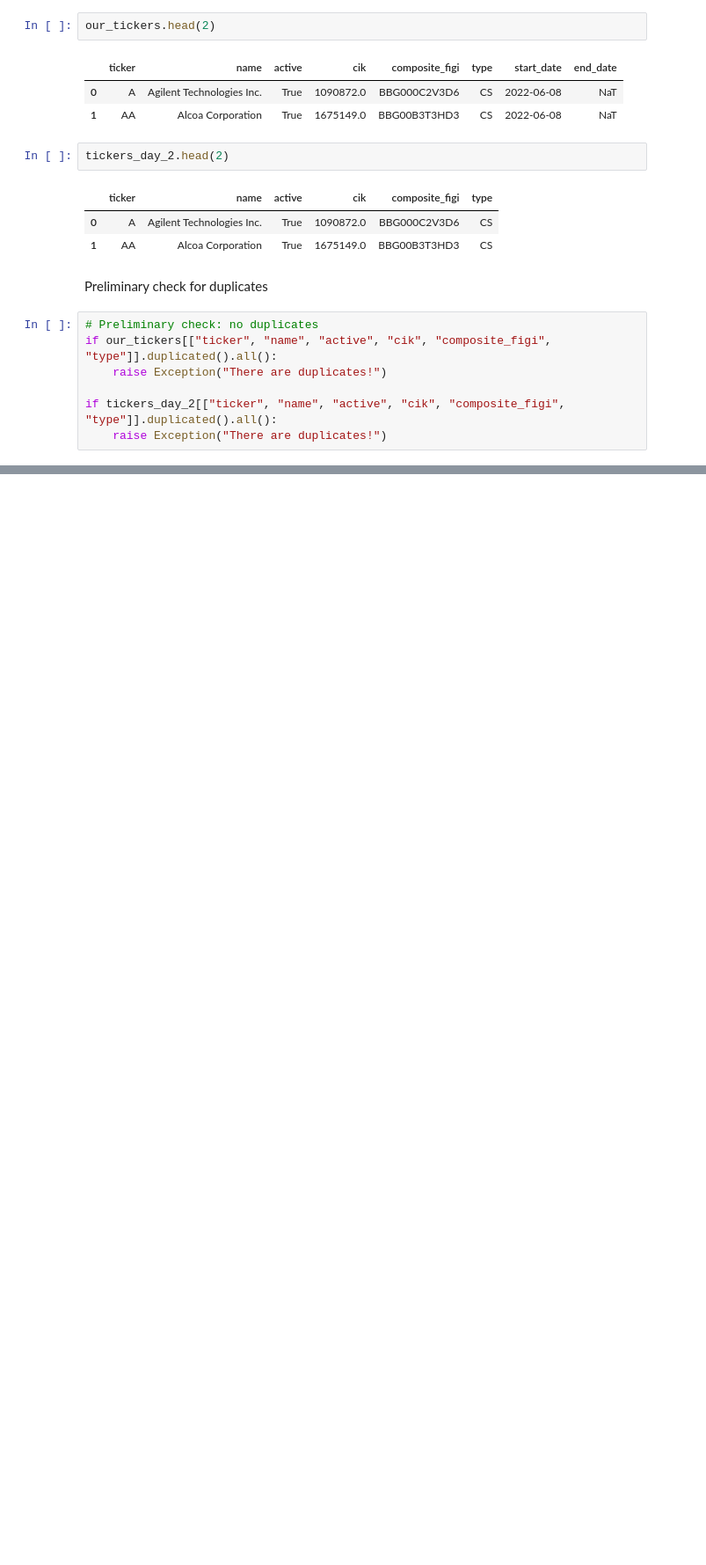
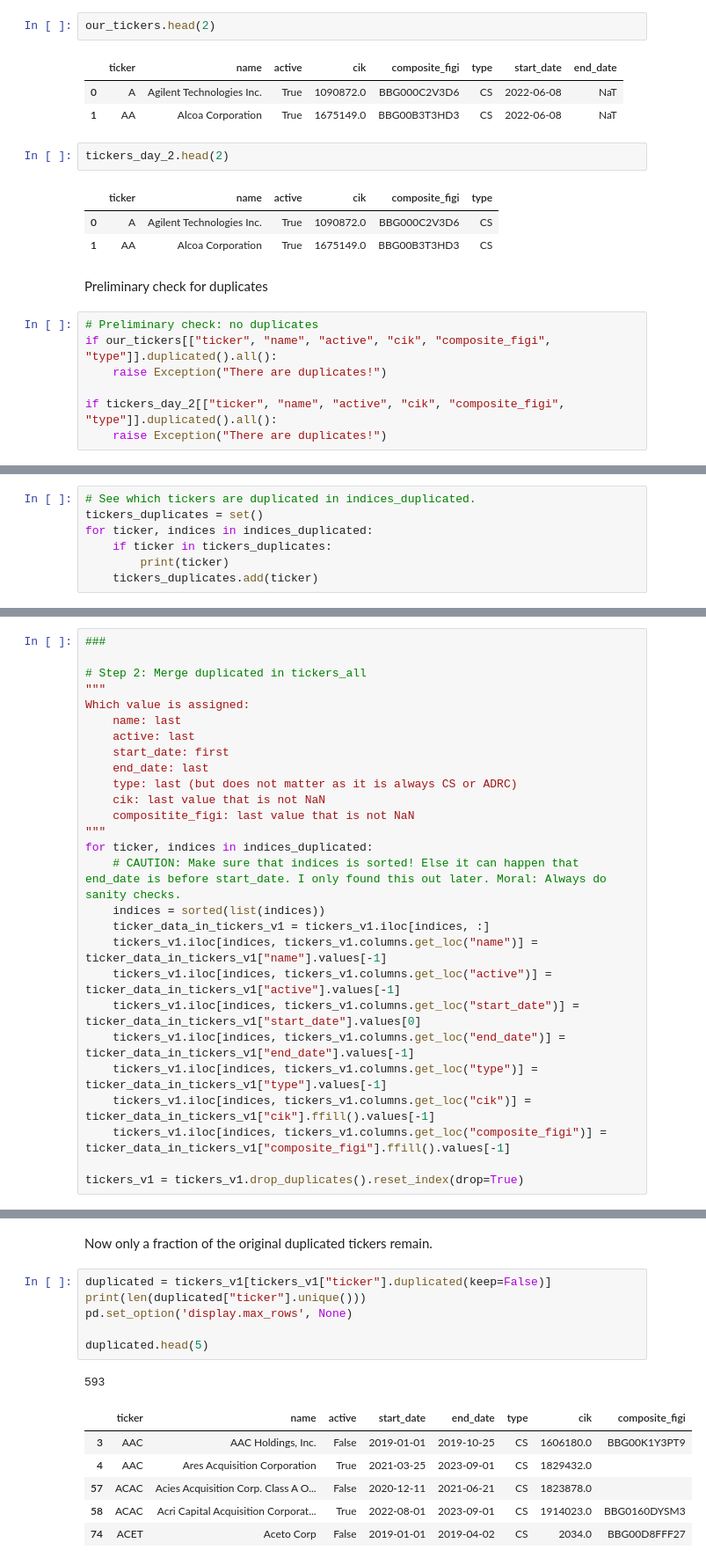
Before and after one commit to shinathan/polygon.io-stock-database, a Jupyter notebook: 03_tickers.ipynb, the cells around one changed output, grey strips where cells are left out. Shown at 88% size. Cells and saved outputs as stored; diff of their text form; blank space fills up the shorter version.

```diff
--- a/03_tickers.ipynb
+++ b/03_tickers.ipynb
@@ -146,0 +492,7 @@ CONTINUE HERE
+# %%
+# See which tickers are duplicated in indices_duplicated.
+tickers_duplicates = set()
+for ticker, indices in indices_duplicated:
+    if ticker in tickers_duplicates:
+        print(ticker)
+    tickers_duplicates.add(ticker)
@@ -146,0 +510,27 @@ CONTINUE HERE
+# %%
+###
+
+# Step 2: Merge duplicated in tickers_all
+"""
+Which value is assigned:
+    name: last
+    active: last
+    start_date: first
+    end_date: last
+    type: last (but does not matter as it is always CS or ADRC)
+    cik: last value that is not NaN
+    compositite_figi: last value that is not NaN
+"""
+for ticker, indices in indices_duplicated:
+    # CAUTION: Make sure that indices is sorted! Else it can happen that end_date is before start_date. I only found this out later. Moral: Always do sanity checks.
+    indices = sorted(list(indices))
+    ticker_data_in_tickers_v1 = tickers_v1.iloc[indices, :]
+    tickers_v1.iloc[indices, tickers_v1.columns.get_loc("name")] = ticker_data_in_tickers_v1["name"].values[-1]
+    tickers_v1.iloc[indices, tickers_v1.columns.get_loc("active")] = ticker_data_in_tickers_v1["active"].values[-1]
+    tickers_v1.iloc[indices, tickers_v1.columns.get_loc("start_date")] = ticker_data_in_tickers_v1["start_date"].values[0]
+    tickers_v1.iloc[indices, tickers_v1.columns.get_loc("end_date")] = ticker_data_in_tickers_v1["end_date"].values[-1]
+    tickers_v1.iloc[indices, tickers_v1.columns.get_loc("type")] = ticker_data_in_tickers_v1["type"].values[-1]
+    tickers_v1.iloc[indices, tickers_v1.columns.get_loc("cik")] = ticker_data_in_tickers_v1["cik"].ffill().values[-1]
+    tickers_v1.iloc[indices, tickers_v1.columns.get_loc("composite_figi")] = ticker_data_in_tickers_v1["composite_figi"].ffill().values[-1]
+
+tickers_v1 = tickers_v1.drop_duplicates().reset_index(drop=True)
@@ -146,0 +541,16 @@ CONTINUE HERE
+# %% [markdown]
+Now only a fraction of the original duplicated tickers remain.
+# %%
+duplicated = tickers_v1[tickers_v1["ticker"].duplicated(keep=False)]
+print(len(duplicated["ticker"].unique()))
+pd.set_option('display.max_rows', None)
+
+duplicated.head(5)
+# %% [output]
+593
+|  | ticker | name | active | start_date | end_date | type | cik | composite_figi |
+| 3 | AAC | AAC Holdings, Inc. | False | 2019-01-01 | 2019-10-25 | CS | 1606180.0 | BBG00K1Y3PT9 |
+| 4 | AAC | Ares Acquisition Corporation | True | 2021-03-25 | 2023-09-01 | CS | 1829432.0 |  |
+| 57 | ACAC | Acies Acquisition Corp. Class A O... | False | 2020-12-11 | 2021-06-21 | CS | 1823878.0 |  |
+| 58 | ACAC | Acri Capital Acquisition Corporat... | True | 2022-08-01 | 2023-09-01 | CS | 1914023.0 | BBG0160DYSM3 |
+| 74 | ACET | Aceto Corp | False | 2019-01-01 | 2019-04-02 | CS | 2034.0 | BBG00D8FFF27 |
```
Also changed, not shown: parts of 68 cells of this notebook, 2 other files.
